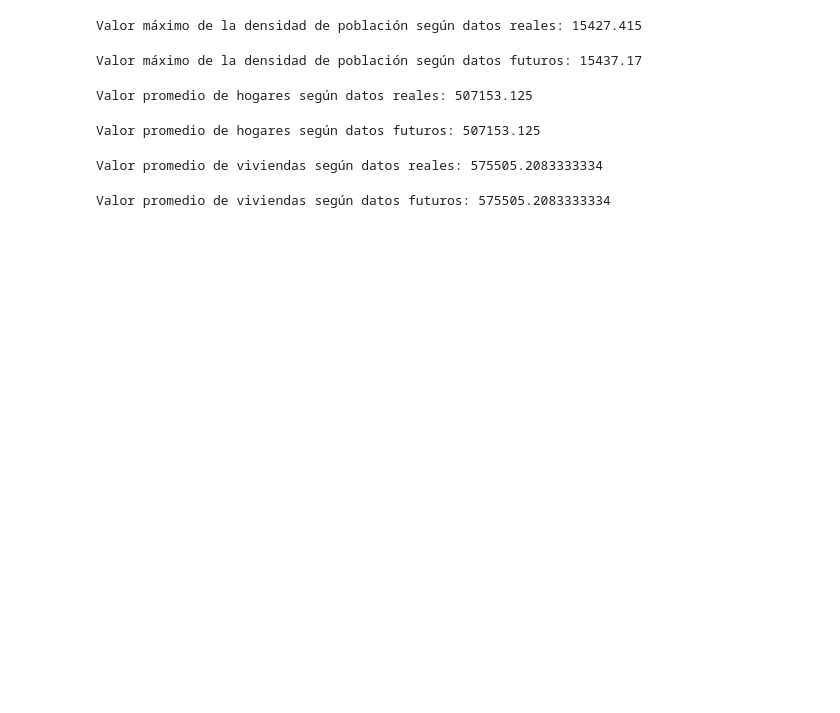
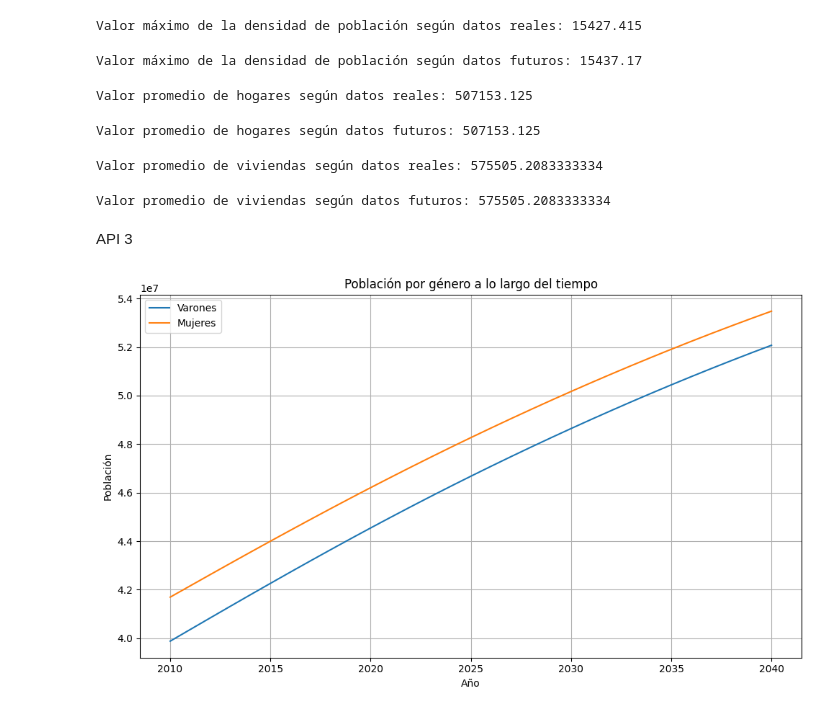
Before and after one commit to yanetcoronelok/api2_coronel_yanet, a Jupyter notebook: api2_coronel_yanet.ipynb, the cells around one changed output. Cells and saved outputs as stored; diff of their text form; code cells hidden in the pictures; blank space fills up the shorter version.

```diff
--- a/api2_coronel_yanet.ipynb
+++ b/api2_coronel_yanet.ipynb
@@ -528,3 +530,5 @@ mean_viviendas_datos_futuros = datos_futuros['viviendas_particulares'].mean()
 print("Valor promedio de viviendas según datos futuros:", mean_viviendas_datos_futuros)
 # %% [output]
 Valor promedio de viviendas según datos futuros: 575505.2083333334
+# %% [markdown]
+API 3
@@ -530,0 +539,17 @@ Valor promedio de viviendas según datos futuros: 575505.2083333334
+# %%
+# Agrupar por año y sumar las poblaciones
+pop_by_year = poblacion.groupby("anio")[["poblacion_varones", "poblacion_mujeres"]].sum().reset_index()
+
+# Plot
+plt.figure(figsize=(10, 6))
+sns.lineplot(data=pop_by_year, x="anio", y="poblacion_varones", label="Varones")
+sns.lineplot(data=pop_by_year, x="anio", y="poblacion_mujeres", label="Mujeres")
+plt.title("Población por género a lo largo del tiempo")
+plt.xlabel("Año")
+plt.ylabel("Población")
+plt.legend()
+plt.grid(True)
+plt.tight_layout()
+plt.show()
+# %% [output]
+[figure, added]
```
Also changed, not shown: parts of 8 cells of this notebook.
